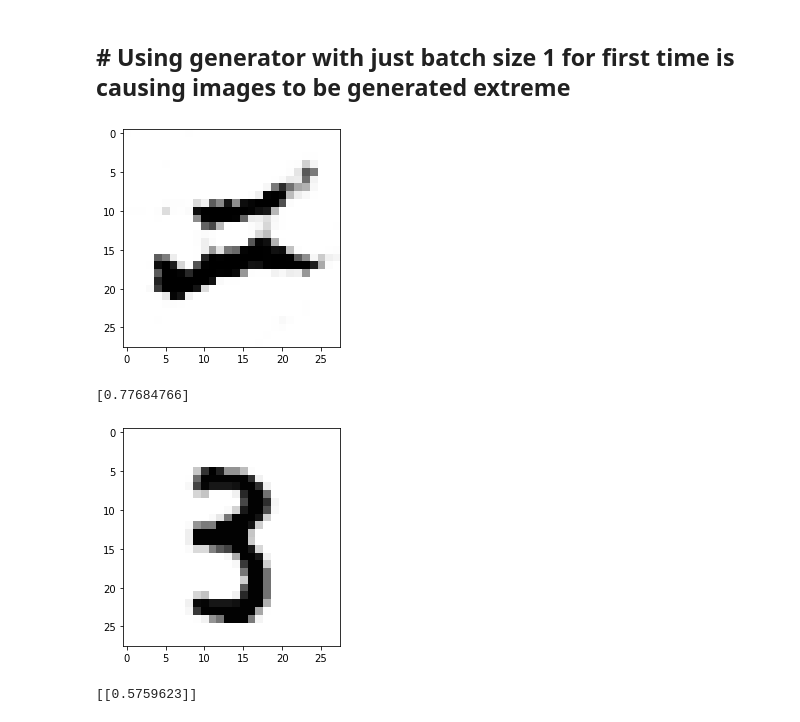
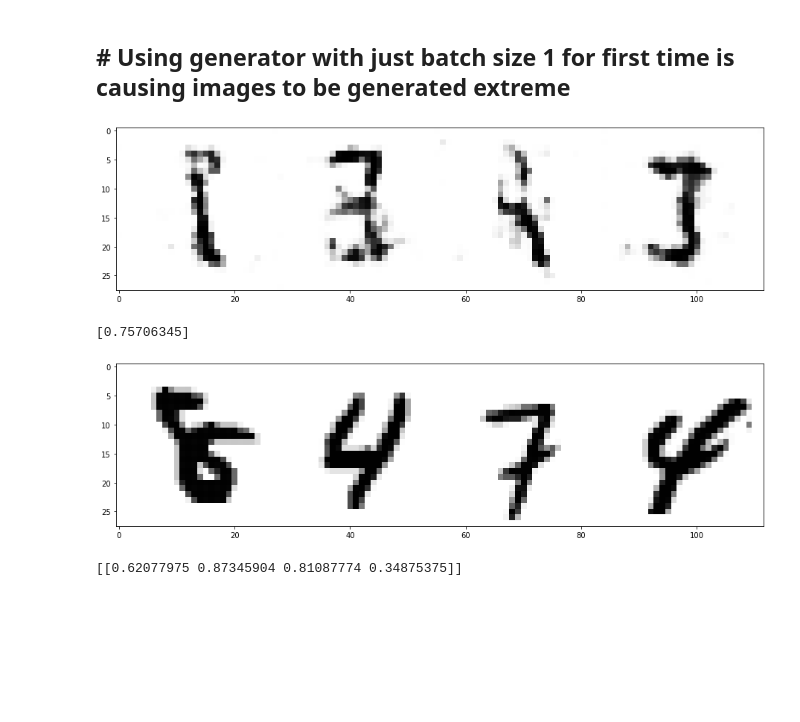
Before and after one commit to ShivamShrirao/GANs_from_scratch, a Jupyter notebook: DCGAN_mnist.ipynb, the cells around one changed output. Cells and saved outputs as stored; diff of their text form; code cells hidden in the pictures; blank space fills up the shorter version.

```diff
--- a/DCGAN_mnist.ipynb
+++ b/DCGAN_mnist.ipynb
@@ -44,7 +44,7 @@ def generator():
 #     model.add(Conv2D(32,kernel_size=3,activation=functions.leakyRelu))
     model.add(Conv2Dtranspose(32,kernel_size=3,stride=[2,2],activation=functions.leakyRelu))
     model.add(BatchNormalization())
-    model.add(Conv2D(1,kernel_size=3,activation=functions.tanh))
+    model.add(Conv2Dtranspose(1,kernel_size=3,activation=functions.tanh))
     return model
 g=generator()
 g.summary()
@@ -69,15 +69,15 @@ Non-trainable Params: 192
 # %%
 def discriminator():
     model=Sequential()
-    model.add(Conv2D(32,kernel_size=3,stride=[2,2],activation=functions.leakyRelu,input_shape=(28,28,1)))
+    model.add(Conv2D(64,kernel_size=3,stride=[2,2],activation=functions.leakyRelu,input_shape=(28,28,1)))
 #     model.add(MaxPool())
     model.add(Dropout(0.25))
-    model.add(Conv2D(64,kernel_size=3,stride=[2,2],activation=functions.leakyRelu))
+    model.add(Conv2D(128,kernel_size=3,stride=[2,2],activation=functions.leakyRelu))
 #     model.add(MaxPool())
     model.add(BatchNormalization())
     model.add(Dropout(0.25))
     model.add(Flatten())
-    model.add(Dense(256,activation=functions.leakyRelu))
+    model.add(Dense(100,activation=functions.sigmoid))
     model.add(Dropout(0.2))
     model.add(Dense(1,activation=functions.sigmoid))
     return model
@@ -108,12 +108,13 @@ d.compile(optimizer=optimizers.adam,loss=functions.cross_entropy,learning_rate=0
 noise=cp.random.randn(64,100,dtype=cp.float32)
 gen=g.predict(noise)
 # %%
-def gen_sample():
-    noise=cp.random.randn(1,100,dtype=cp.float32)
+def gen_sample(n=4):
+    noise=cp.random.randn(n,100,dtype=cp.float32)
     gen=g.predict(noise)
-    plt.imshow(((gen.reshape(28,28)+1)/2).get(), cmap='Greys')
+    plt.figure(figsize=(4*n,4))
+    plt.imshow(((gen.transpose(1,0,2,3).reshape(28,n*28)+1)/2).get(), cmap='Greys')
     plt.show()
-    print(d.predict(gen)[0])
+    print(d.predict(gen).T)
 # %%
 X_train=cp.asarray(X_train)
 # %%
@@ -180,16 +162,17 @@ Progress: 6.83 %     Dloss: 11.536997    err: 1117.0536     Sample time: 0.048s
 # %%
 noise=cp.random.randn(128,100,dtype=cp.float32)
 gen=g.predict(noise)
-gen_sample()
-img=X_train[cp.random.randint(low=0,high=X_train.shape[0],size=1)]
-plt.imshow(((img.reshape(28,28)+1)/2).get(), cmap='Greys')
+gen_sample(4)
+img=X_train[cp.random.randint(low=0,high=X_train.shape[0],size=4)]
+plt.figure(figsize=(4*n,4))
+plt.imshow(((img.transpose(1,0,2,3).reshape(28,4*28)+1)/2).get(), cmap='Greys')
 plt.show()
-print(d.predict(img))
+print(d.predict(img).T)
 # %% [output]
-[figure, old version]
+[figure, new version]
-[0.77684766]
+[0.75706345]
-[figure, old version]
+[figure, new version]
-[[0.5759623]]
+[[0.62077975 0.87345904 0.81087774 0.34875375]]
 # %%
 fig, ax = plt.subplots(nrows=5,ncols=5,figsize=[14,14],gridspec_kw = {'wspace':0, 'hspace':0})
 fig.patch.set_facecolor('white')
```
Also changed, not shown: parts of 8 cells of this notebook.
